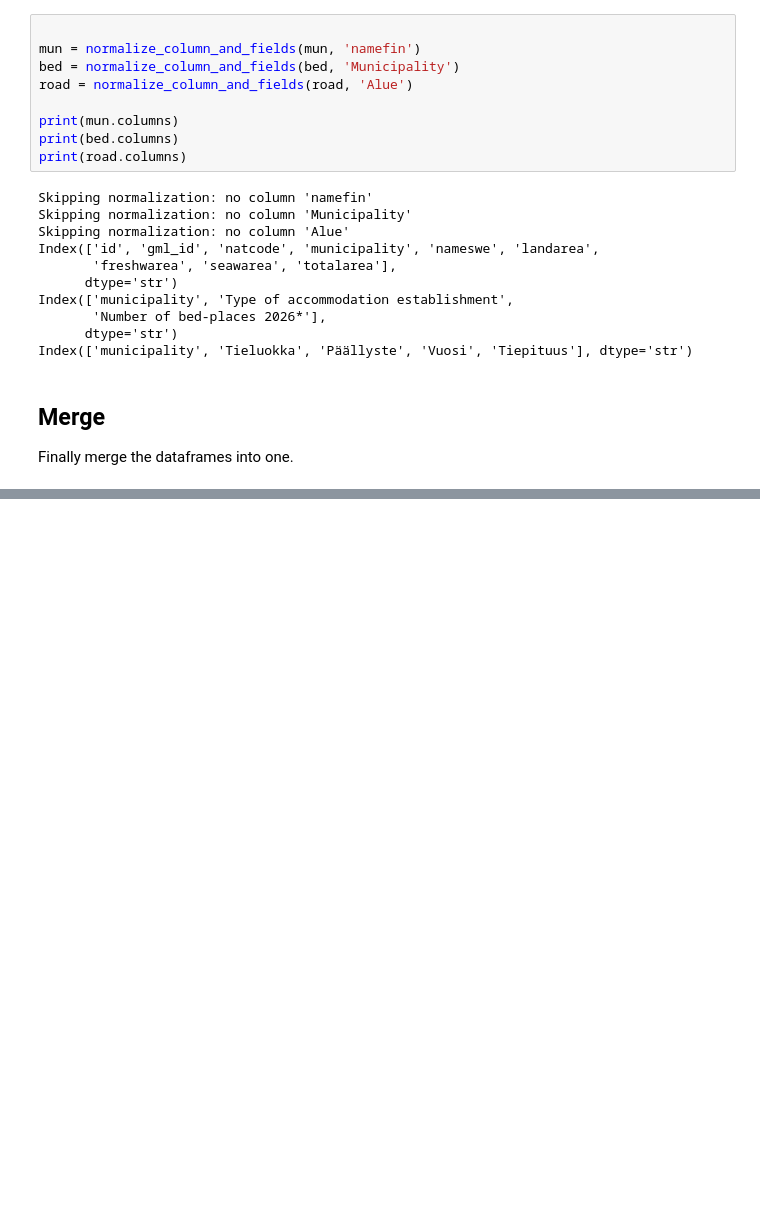
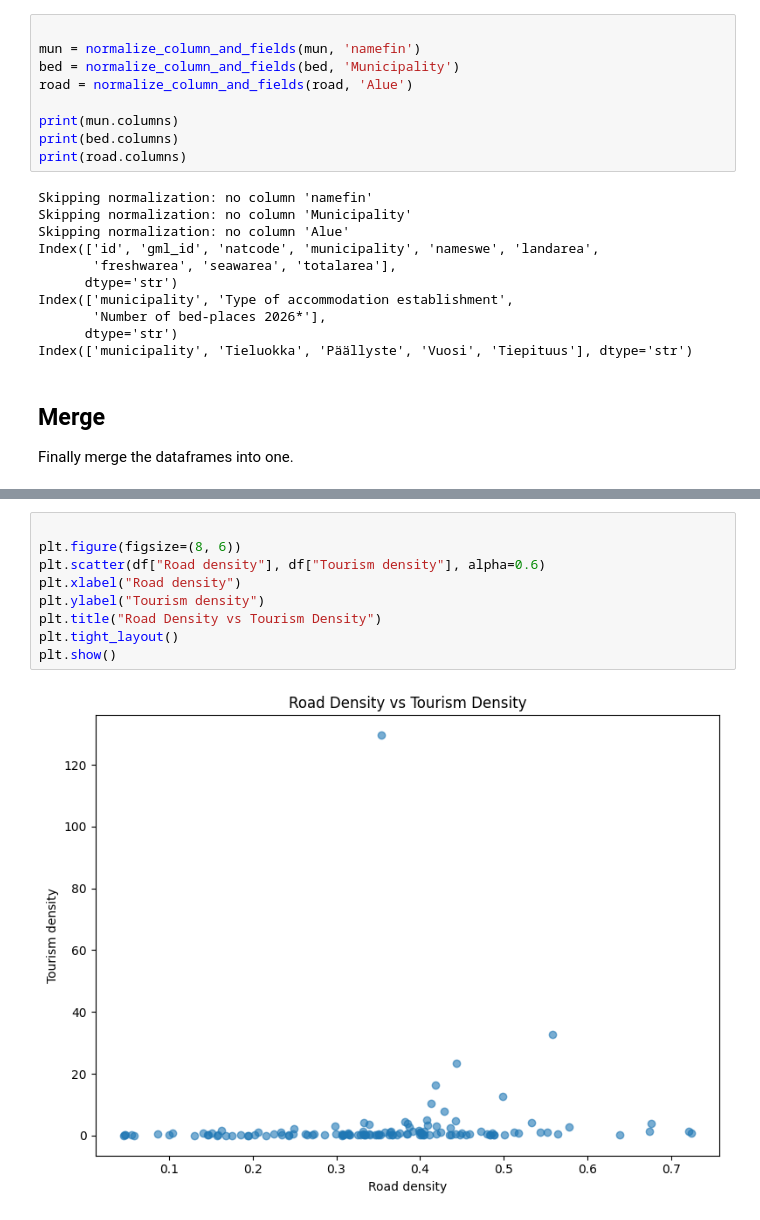
Before and after one commit to jonnevuorela/data-analytics, a Jupyter notebook: assignment_3_visuals.ipynb, the cells around one changed output, grey strips where cells are left out. Saved outputs shown, nothing was run; the diff lists cells and outputs as text; blank space fills up the shorter version.

```diff
--- a/assignment_3_visuals.ipynb
+++ b/assignment_3_visuals.ipynb
@@ -105,0 +190,11 @@ df["Road density"] = np.where(df["landarea"] != 0, df["Tiepituus"] / df["landare
+# %%
+
+plt.figure(figsize=(8, 6))
+plt.scatter(df["Road density"], df["Tourism density"], alpha=0.6)
+plt.xlabel("Road density")
+plt.ylabel("Tourism density")
+plt.title("Road Density vs Tourism Density")
+plt.tight_layout()
+plt.show()
+# %% [output]
+[figure, added]
```
Also changed, not shown: parts of 12 cells of this notebook.
